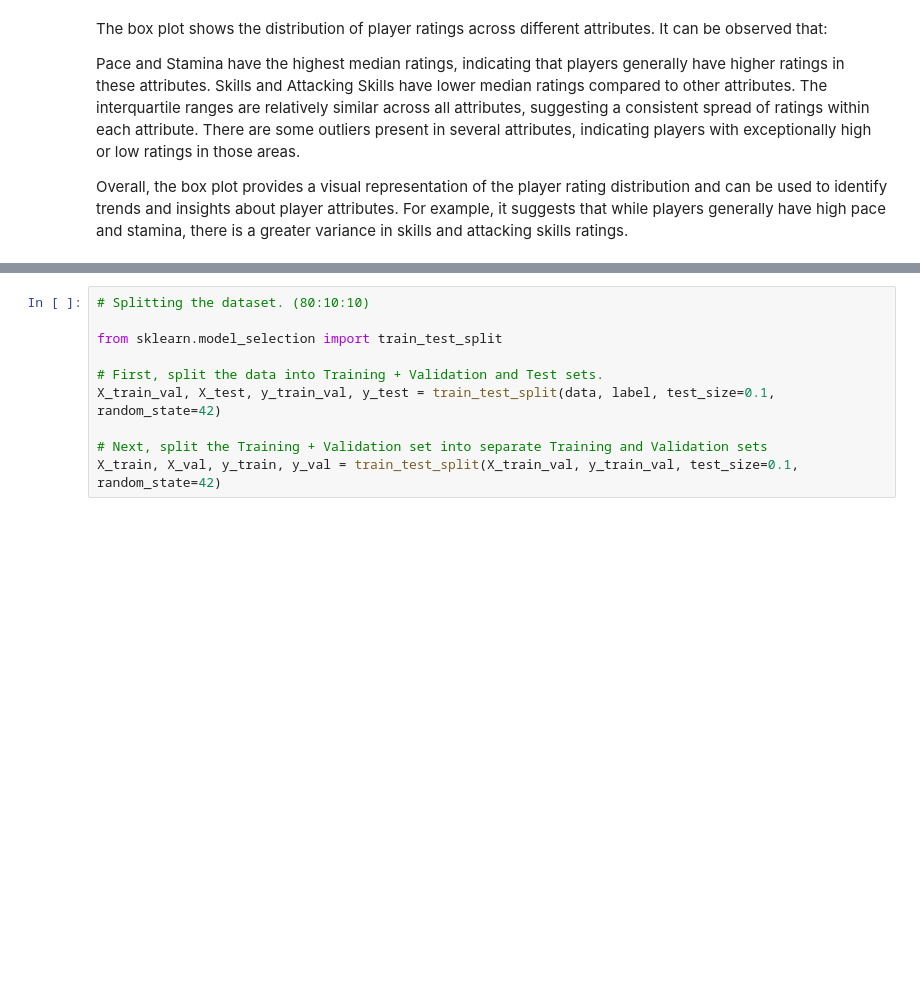
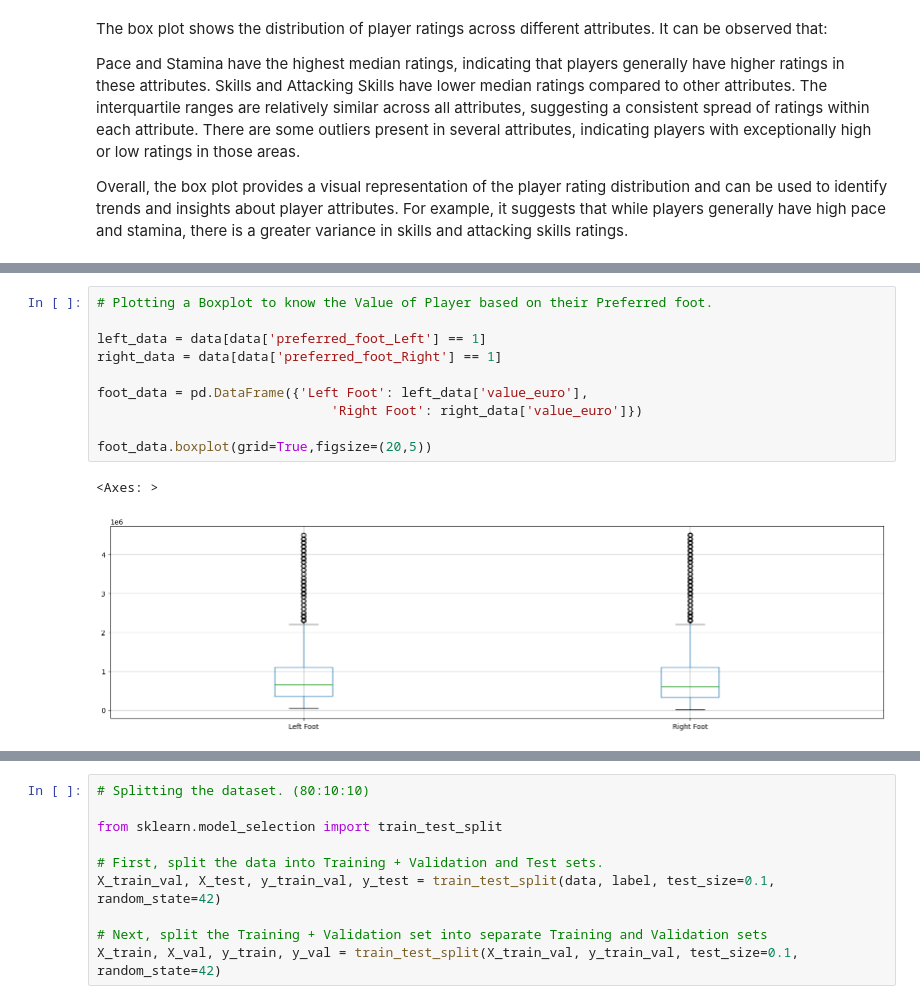
Before and after one commit to ExcaliburML/Regression, a Jupyter notebook: Regression.ipynb, the cells around one changed output, grey strips where cells are left out. Saved outputs shown, nothing was run; the diff lists cells and outputs as text; blank space fills up the shorter version.

```diff
--- a/Regression.ipynb
+++ b/Regression.ipynb
@@ -415,0 +458,13 @@ Overall, the box plot provides a visual representation of the player rating dist
+# %%
+# Plotting a Boxplot to know the Value of Player based on their Preferred foot.
+
+left_data = data[data['preferred_foot_Left'] == 1]
+right_data = data[data['preferred_foot_Right'] == 1]
+
+foot_data = pd.DataFrame({'Left Foot': left_data['value_euro'],
+                              'Right Foot': right_data['value_euro']})
+
+foot_data.boxplot(grid=True,figsize=(20,5))
+# %% [output]
+<Axes: >
+[figure, added]
```
Also changed, not shown: parts of 26 cells of this notebook, 1 other file.
